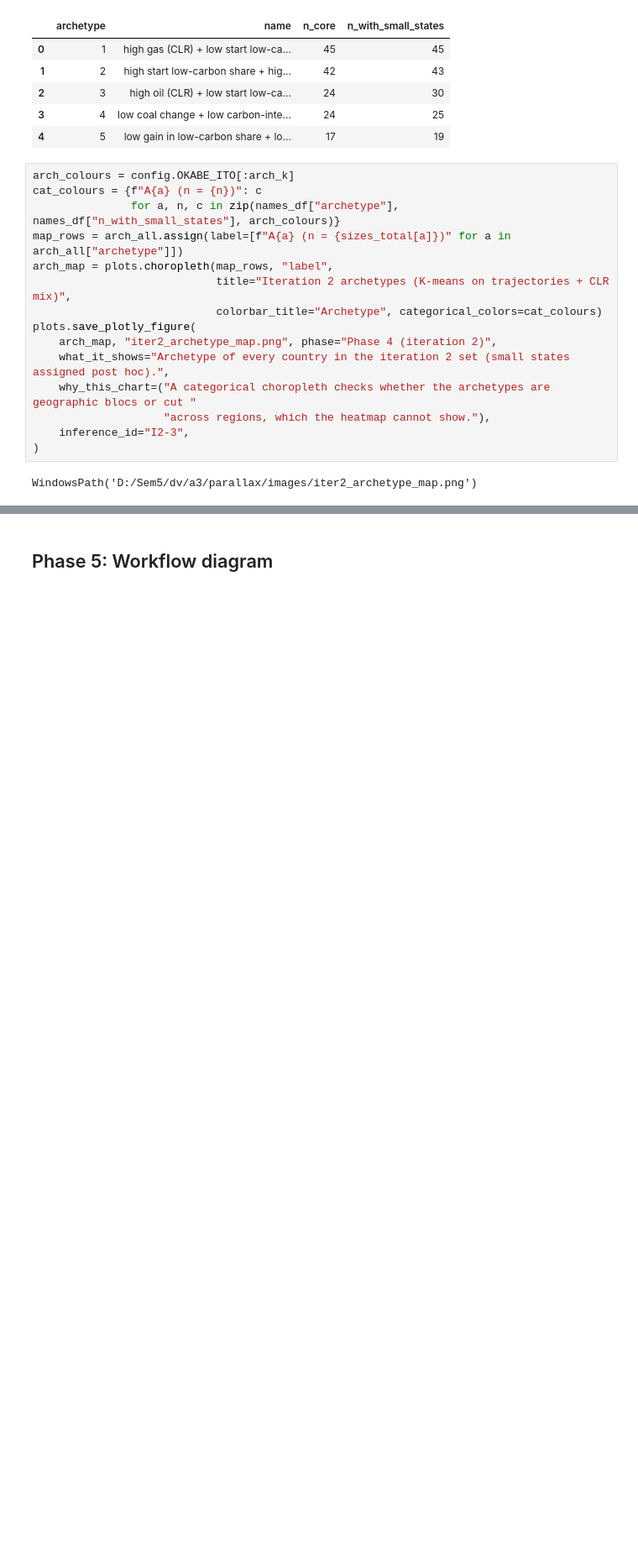
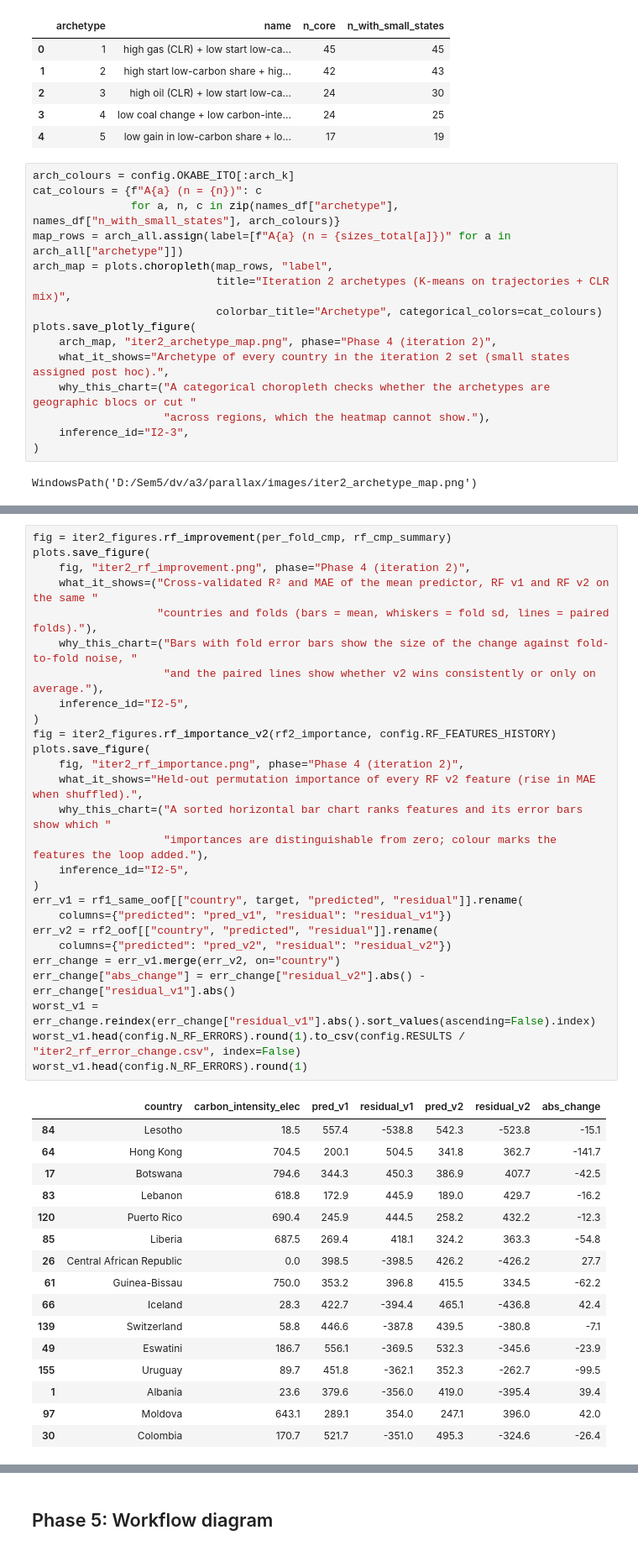
Before and after one commit to GOW444/parallax, a Jupyter notebook: notebooks/A3_workflow.ipynb, the cells around one changed output, grey strips where cells are left out. Shown at 84% size. Saved outputs shown, nothing was run; the diff lists cells and outputs as text; blank space fills up the shorter version.

```diff
--- a/notebooks/A3_workflow.ipynb
+++ b/notebooks/A3_workflow.ipynb
@@ -2523,0 +2775,44 @@ mk_arch.round(4)
+# %%
+fig = iter2_figures.rf_improvement(per_fold_cmp, rf_cmp_summary)
+plots.save_figure(
+    fig, "iter2_rf_improvement.png", phase="Phase 4 (iteration 2)",
+    what_it_shows=("Cross-validated R² and MAE of the mean predictor, RF v1 and RF v2 on the same "
+                   "countries and folds (bars = mean, whiskers = fold sd, lines = paired folds)."),
+    why_this_chart=("Bars with fold error bars show the size of the change against fold-to-fold noise, "
+                    "and the paired lines show whether v2 wins consistently or only on average."),
+    inference_id="I2-5",
+)
+fig = iter2_figures.rf_importance_v2(rf2_importance, config.RF_FEATURES_HISTORY)
+plots.save_figure(
+    fig, "iter2_rf_importance.png", phase="Phase 4 (iteration 2)",
+    what_it_shows="Held-out permutation importance of every RF v2 feature (rise in MAE when shuffled).",
+    why_this_chart=("A sorted horizontal bar chart ranks features and its error bars show which "
+                    "importances are distinguishable from zero; colour marks the features the loop added."),
+    inference_id="I2-5",
+)
+err_v1 = rf1_same_oof[["country", target, "predicted", "residual"]].rename(
+    columns={"predicted": "pred_v1", "residual": "residual_v1"})
+err_v2 = rf2_oof[["country", "predicted", "residual"]].rename(
+    columns={"predicted": "pred_v2", "residual": "residual_v2"})
+err_change = err_v1.merge(err_v2, on="country")
+err_change["abs_change"] = err_change["residual_v2"].abs() - err_change["residual_v1"].abs()
+worst_v1 = err_change.reindex(err_change["residual_v1"].abs().sort_values(ascending=False).index)
+worst_v1.head(config.N_RF_ERRORS).round(1).to_csv(config.RESULTS / "iter2_rf_error_change.csv", index=False)
+worst_v1.head(config.N_RF_ERRORS).round(1)
+# %% [output]
+|  | country | carbon_intensity_elec | pred_v1 | residual_v1 | pred_v2 | residual_v2 | abs_change |
+| 84 | Lesotho | 18.5 | 557.4 | -538.8 | 542.3 | -523.8 | -15.1 |
+| 64 | Hong Kong | 704.5 | 200.1 | 504.5 | 341.8 | 362.7 | -141.7 |
+| 17 | Botswana | 794.6 | 344.3 | 450.3 | 386.9 | 407.7 | -42.5 |
+| 83 | Lebanon | 618.8 | 172.9 | 445.9 | 189.0 | 429.7 | -16.2 |
+| 120 | Puerto Rico | 690.4 | 245.9 | 444.5 | 258.2 | 432.2 | -12.3 |
+| 85 | Liberia | 687.5 | 269.4 | 418.1 | 324.2 | 363.3 | -54.8 |
+| 26 | Central African Republic | 0.0 | 398.5 | -398.5 | 426.2 | -426.2 | 27.7 |
+| 61 | Guinea-Bissau | 750.0 | 353.2 | 396.8 | 415.5 | 334.5 | -62.2 |
+| 66 | Iceland | 28.3 | 422.7 | -394.4 | 465.1 | -436.8 | 42.4 |
+| 139 | Switzerland | 58.8 | 446.6 | -387.8 | 439.5 | -380.8 | -7.1 |
+| 49 | Eswatini | 186.7 | 556.1 | -369.5 | 532.3 | -345.6 | -23.9 |
+| 155 | Uruguay | 89.7 | 451.8 | -362.1 | 352.3 | -262.7 | -99.5 |
+| 1 | Albania | 23.6 | 379.6 | -356.0 | 419.0 | -395.4 | 39.4 |
+| 97 | Moldova | 643.1 | 289.1 | 354.0 | 247.1 | 396.0 | 42.0 |
+| 30 | Colombia | 170.7 | 521.7 | -351.0 | 495.3 | -324.6 | -26.4 |
```
Also changed, not shown: parts of 17 cells of this notebook, 24 other files.
